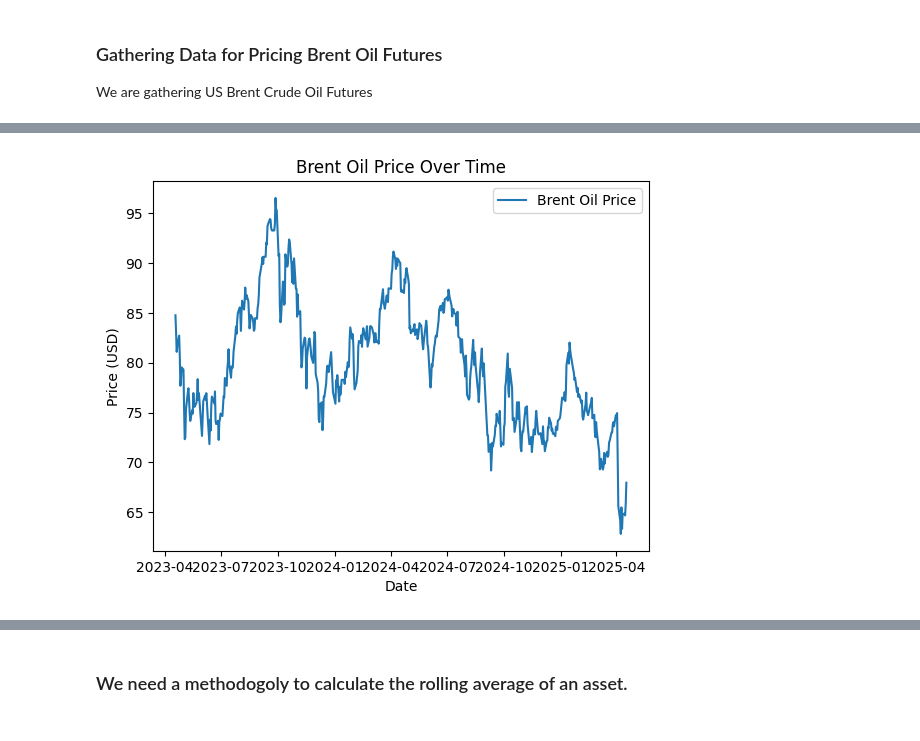
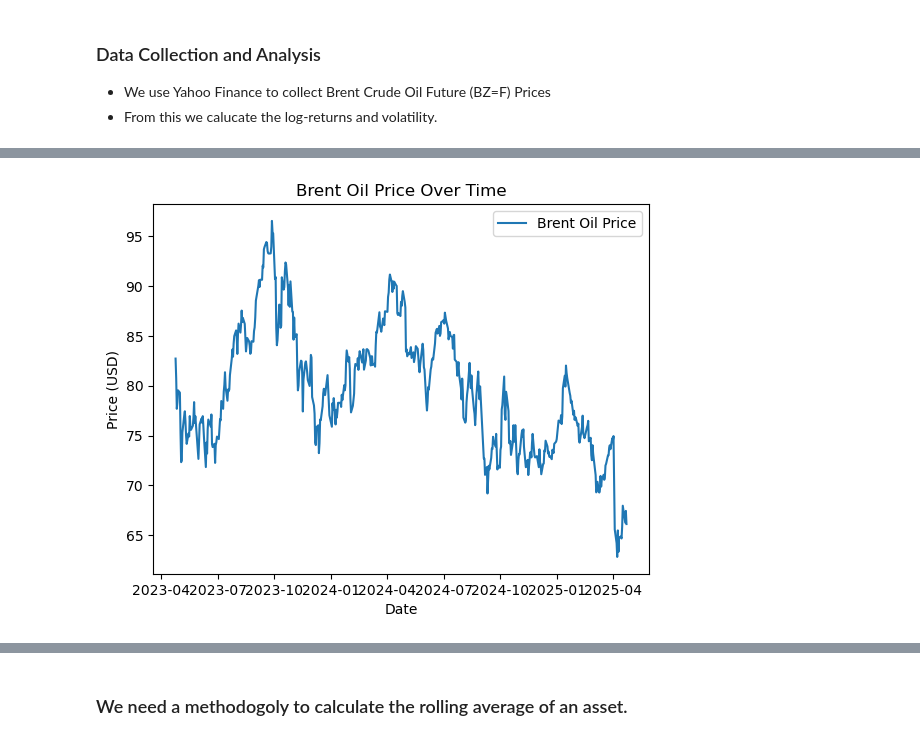
Before and after one commit to sparikh099/fe_620_project, a Jupyter notebook: src/bapm_asian_options.ipynb, the cells around one changed output, grey strips where cells are left out. Drawn from its saved outputs; the diff is of its cells as text; code cells hidden in the pictures.

```diff
--- a/src/bapm_asian_options.ipynb
+++ b/src/bapm_asian_options.ipynb
@@ -6,15 +7,17 @@ from matplotlib import pyplot as plt
-# %% [markdown]
-### Gathering Data for Pricing Brent Oil Futures
-We are gathering US Brent Crude Oil Futures
+# %% [markdown]
+### Data Collection and Analysis
+- We use Yahoo Finance to collect Brent Crude Oil Future (BZ=F) Prices
+- From this we calucate the log-returns and volatility.
 # %%
 brent_oil = yf.Ticker("BZ=F")
-brent_oil_data = brent_oil.history(period="2y", interval="1d")
-brent_oil_data['Log Returns'] = np.log(brent_oil_data['Close'] / brent_oil_data['Close'].shift(1))
-df = pd.DataFrame(brent_oil_data['Close'],brent_oil_data['Log Returns'])
-plt.plot(brent_oil_data.index, brent_oil_data['Close'], label='Brent Oil Price')
-plt.title('Brent Oil Price Over Time')
-plt.xlabel('Date')
-plt.ylabel('Price (USD)')
+brent_oil_data = brent_oil.history(
+    period="2y", interval="1d", start="2023-04-24", end="2025-04-24"
+)
+print(brent_oil_data.head())
+plt.plot(brent_oil_data.index, brent_oil_data["Close"], label="Brent Oil Price")
+plt.title("Brent Oil Price Over Time")
+plt.xlabel("Date")
+plt.ylabel("Price (USD)")
 plt.legend()
 plt.show()
 # %% [output]
@@ -21,2 +39,2 @@ plt.show()
-[figure, old version]
+[figure, new version]
 # %%
```
Also changed, not shown: parts of 18 cells of this notebook.
